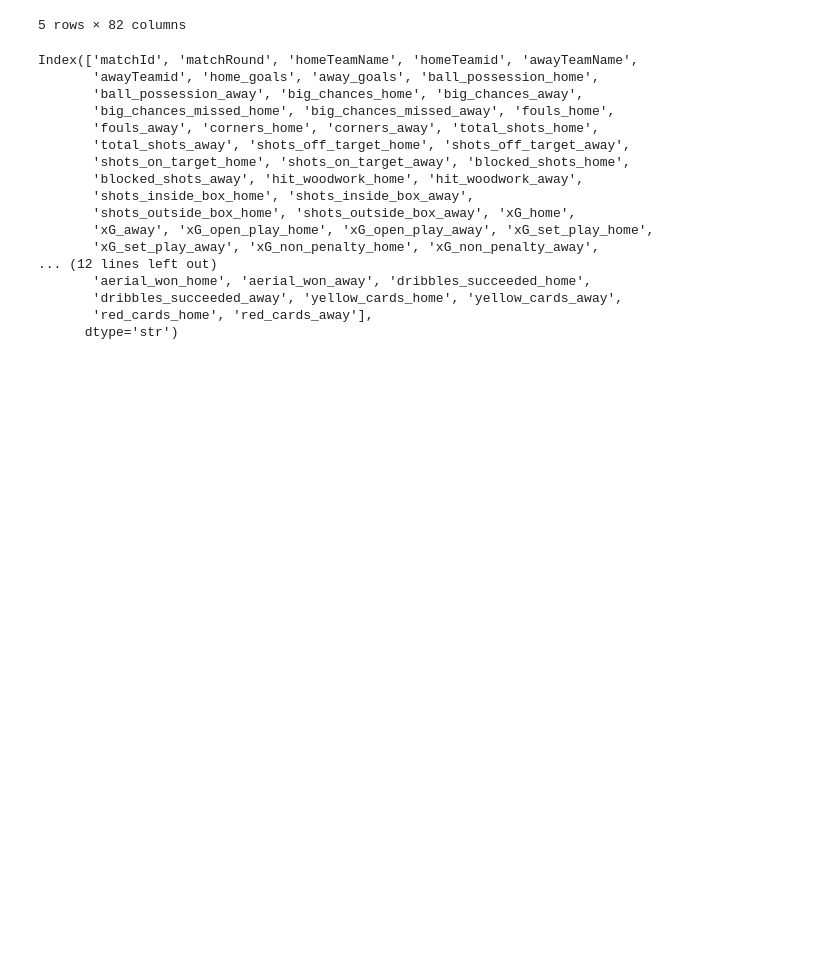
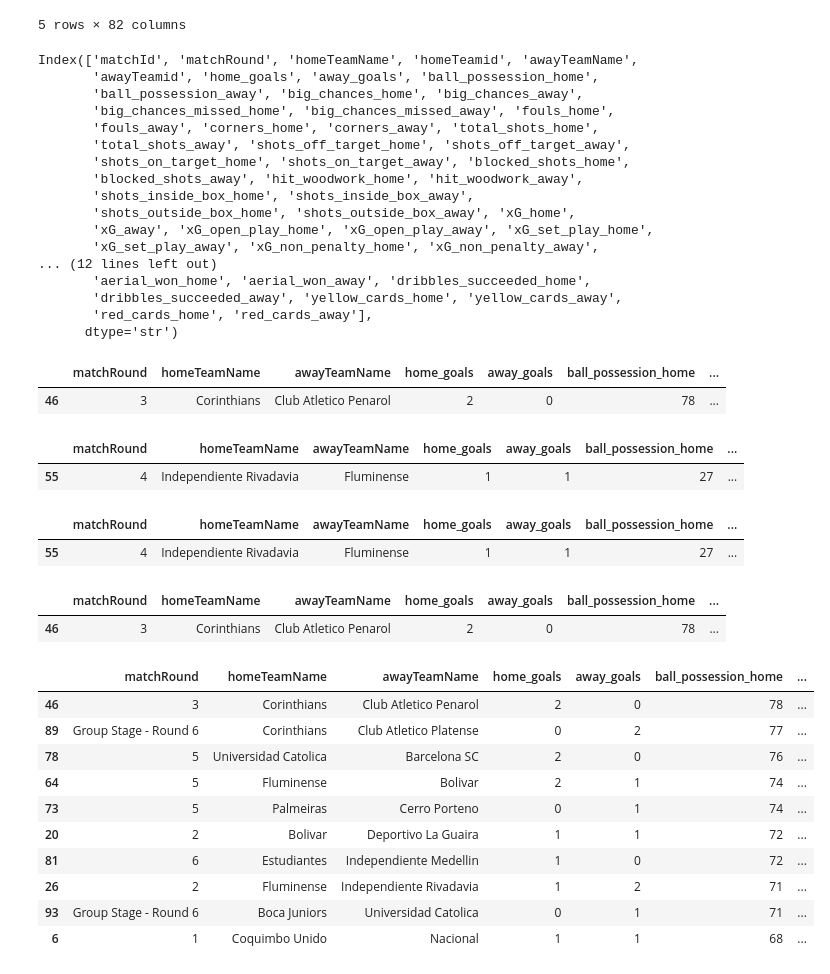
Before and after one commit to bolaxel/wcup26, a Jupyter notebook: analysis.ipynb, the cells around one changed output. Saved outputs shown, nothing was run; the diff lists cells and outputs as text; code cells hidden in the pictures; blank space fills up the shorter version.

```diff
--- a/analysis.ipynb
+++ b/analysis.ipynb
@@ -31,3 +31,42 @@ Index(['matchId', 'matchRound', 'homeTeamName', 'homeTeamid', 'awayTeamName',
        'dribbles_succeeded_away', 'yellow_cards_home', 'yellow_cards_away',
        'red_cards_home', 'red_cards_away'],
       dtype='str')
+# %%
+# Get the row with the highest ball possession playing home
+df.loc[[df['ball_possession_home'].idxmax()], ['matchRound', 'homeTeamName', 'awayTeamName', 'home_goals', 'away_goals', 'ball_possession_home', 'ball_possession_away']]
+# %% [output]
+|  | matchRound | homeTeamName | awayTeamName | home_goals | away_goals | ball_possession_home | ... |
+| 46 | 3 | Corinthians | Club Atletico Penarol | 2 | 0 | 78 | ... |
+# %%
+# Get the row with the lowest ball possession playing home
+df.loc[[df['ball_possession_home'].idxmin()], ['matchRound', 'homeTeamName', 'awayTeamName', 'home_goals', 'away_goals', 'ball_possession_home', 'ball_possession_away']]
+# %% [output]
+|  | matchRound | homeTeamName | awayTeamName | home_goals | away_goals | ball_possession_home | ... |
+| 55 | 4 | Independiente Rivadavia | Fluminense | 1 | 1 | 27 | ... |
+# %%
+# Get the row with the highest ball possession playing away
+df.loc[[df['ball_possession_away'].idxmax()], ['matchRound', 'homeTeamName', 'awayTeamName', 'home_goals', 'away_goals', 'ball_possession_home', 'ball_possession_away']]
+# %% [output]
+|  | matchRound | homeTeamName | awayTeamName | home_goals | away_goals | ball_possession_home | ... |
+| 55 | 4 | Independiente Rivadavia | Fluminense | 1 | 1 | 27 | ... |
+# %%
+# Get the row with the lowest ball possession playing away
+df.loc[[df['ball_possession_away'].idxmin()], ['matchRound', 'homeTeamName', 'awayTeamName', 'home_goals', 'away_goals', 'ball_possession_home', 'ball_possession_away']]
+# %% [output]
+|  | matchRound | homeTeamName | awayTeamName | home_goals | away_goals | ball_possession_home | ... |
+| 46 | 3 | Corinthians | Club Atletico Penarol | 2 | 0 | 78 | ... |
+# %%
+# Get the top 10 with the most ball possession playing HOME using nsmallest()
+df.nlargest(10, 'ball_possession_home')[['matchRound', 'homeTeamName', 'awayTeamName', 'home_goals', 'away_goals', 'ball_possession_home', 'ball_possession_away']]
+# %% [output]
+|  | matchRound | homeTeamName | awayTeamName | home_goals | away_goals | ball_possession_home | ... |
+| 46 | 3 | Corinthians | Club Atletico Penarol | 2 | 0 | 78 | ... |
+| 89 | Group Stage - Round 6 | Corinthians | Club Atletico Platense | 0 | 2 | 77 | ... |
+| 78 | 5 | Universidad Catolica | Barcelona SC | 2 | 0 | 76 | ... |
+| 64 | 5 | Fluminense | Bolivar | 2 | 1 | 74 | ... |
+| 73 | 5 | Palmeiras | Cerro Porteno | 0 | 1 | 74 | ... |
+| 20 | 2 | Bolivar | Deportivo La Guaira | 1 | 1 | 72 | ... |
+| 81 | 6 | Estudiantes | Independiente Medellin | 1 | 0 | 72 | ... |
+| 26 | 2 | Fluminense | Independiente Rivadavia | 1 | 2 | 71 | ... |
+| 93 | Group Stage - Round 6 | Boca Juniors | Universidad Catolica | 0 | 1 | 71 | ... |
+| 6 | 1 | Coquimbo Unido | Nacional | 1 | 1 | 68 | ... |
```
Also changed, not shown: parts of 6 cells of this notebook.
